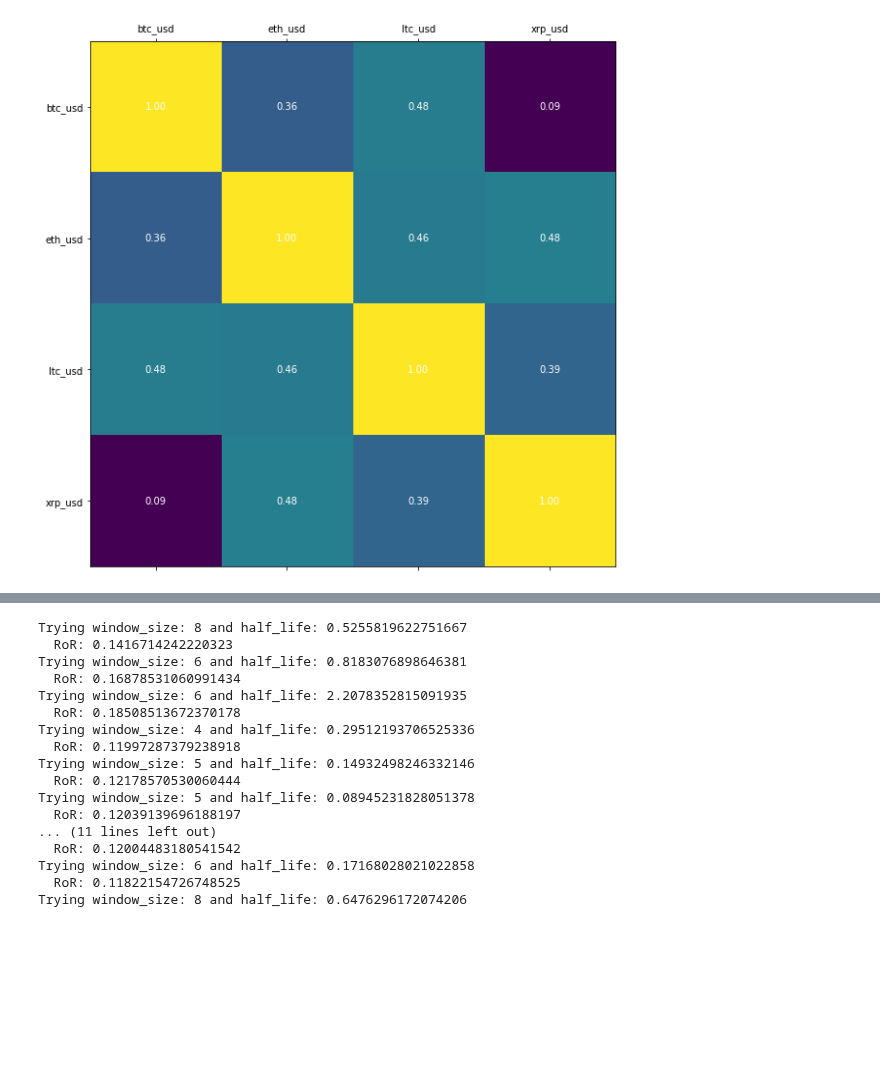
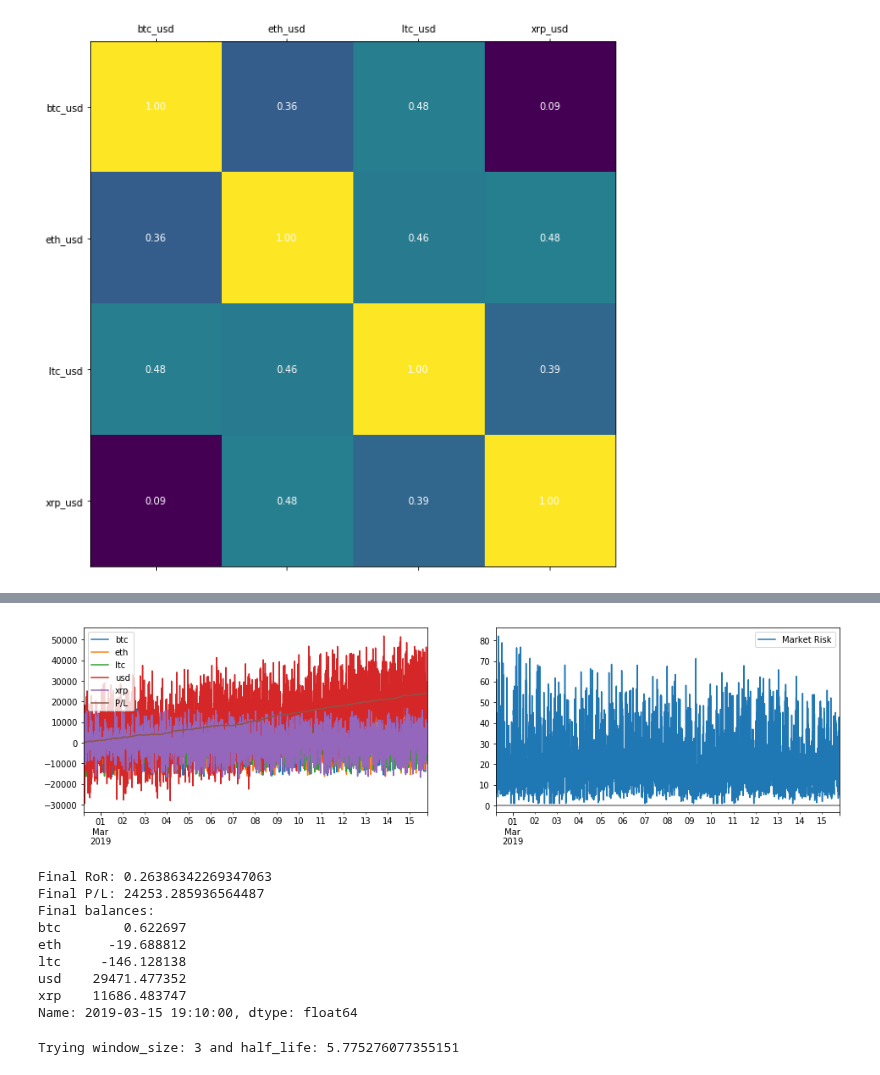
Before and after one commit to cambrian/quant, a Jupyter notebook: research/analysis.ipynb, the cells around one changed output, grey strips where cells are left out. Cells and saved outputs as stored; diff of their text form; code cells hidden in the pictures; blank space fills up the shorter version.

```diff
--- a/research/analysis.ipynb
+++ b/research/analysis.ipynb
@@ -274,4 +280,17 @@ xrp    8002.314895
 Name: 2019-03-15 19:00:00, dtype: float64
+# %%
+plot_results(evaluate(StatArb(correlation_window_size = 4, movement_half_life = 12, size = 1000, min_edge = 0.25), data_5min))
+# %% [output]
+[figure, added]
+Final RoR: 0.26386342269347063
+Final P/L: 24253.285936564487
+Final balances:
+btc        0.622697
+eth      -19.688812
+ltc     -146.128138
+usd    29471.477352
+xrp    11686.483747
+Name: 2019-03-15 19:10:00, dtype: float64
 # %%
 import random
 
@@ -280,11 +299,11 @@ def find_best_window_sizes(data, n):
     best = None
     best_ror = 0
     for _ in range(n):
-        movement_half_life = random.expovariate(1)
+        movement_half_life = random.expovariate(0.15)
 #         window_ratio = random.uniform(1, 10)
 #         window_size = max(3, int(movement_half_life * window_ratio))
 #         movement_half_life = 2
-        window_size = int(random.uniform(3, 10))
+        window_size = int(random.uniform(3, 7))
         print('Trying window_size: {0} and half_life: {1}'.format(window_size, movement_half_life))
         results = evaluate(StatArb(window_size, movement_half_life, size=1000, min_edge=0.25), data)
         ror = return_on_risk(results)
@@ -298,22 +317,6 @@ def find_best_window_sizes(data, n):
     print(best)
     pd.DataFrame(points).plot.scatter('window_size', 'half_life', c='RoR', colormap='jet')
 
-find_best_window_sizes(data_15min, 25)
+find_best_window_sizes(data_15min, 10)
 # %% [output]
-Trying window_size: 8 and half_life: 0.5255819622751667
-  RoR: 0.1416714242220323
-Trying window_size: 6 and half_life: 0.8183076898646381
-  RoR: 0.16878531060991434
-Trying window_size: 6 and half_life: 2.2078352815091935
-  RoR: 0.18508513672370178
-Trying window_size: 4 and half_life: 0.29512193706525336
-  RoR: 0.11997287379238918
-Trying window_size: 5 and half_life: 0.14932498246332146
-  RoR: 0.12178570530060444
-Trying window_size: 5 and half_life: 0.08945231828051378
-  RoR: 0.12039139696188197
-... (11 lines left out)
-  RoR: 0.12004483180541542
-Trying window_size: 6 and half_life: 0.17168028021022858
-  RoR: 0.11822154726748525
-Trying window_size: 8 and half_life: 0.6476296172074206
+Trying window_size: 3 and half_life: 5.775276077355151
```
Also changed, not shown: parts of 8 cells of this notebook, 1 other file.
